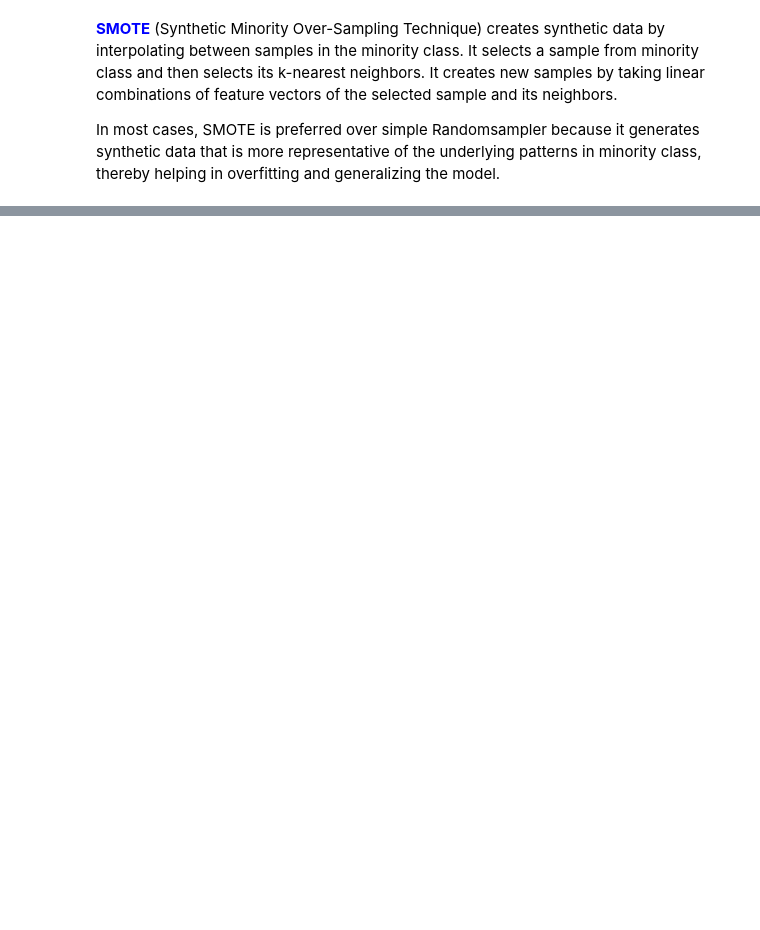
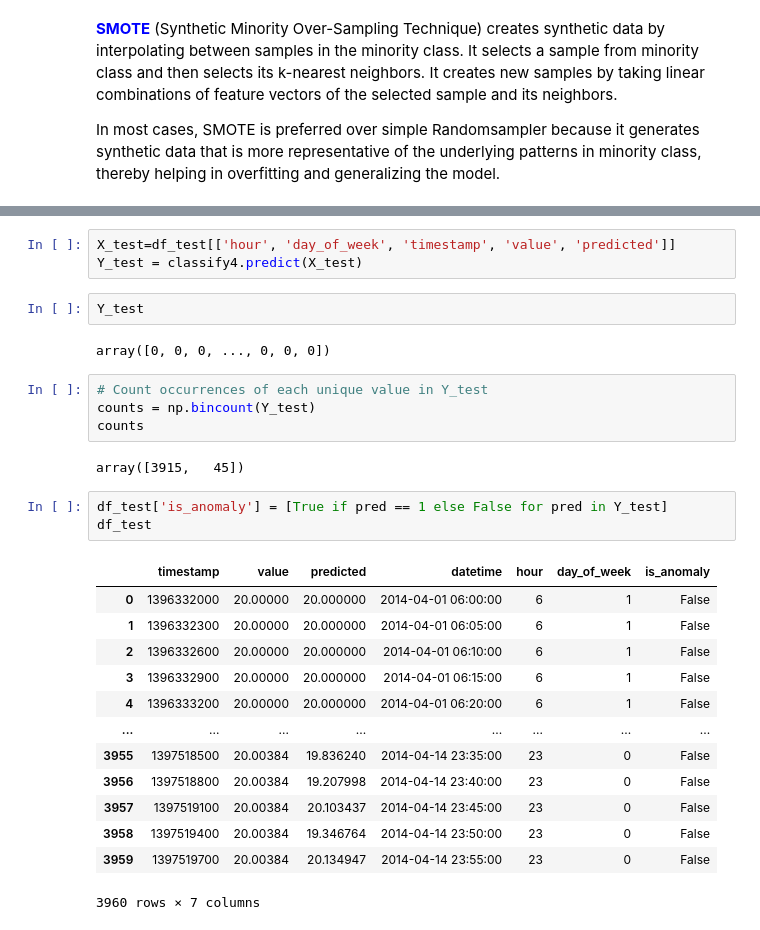
Before and after one commit to Rajscript/Anomaly-Detection-Splash, a Jupyter notebook: Anomaly_detection.ipynb, the cells around one changed output, grey strips where cells are left out. Saved outputs shown, nothing was run; the diff lists cells and outputs as text; blank space fills up the shorter version.

```diff
--- a/Anomaly_detection.ipynb
+++ b/Anomaly_detection.ipynb
@@ -599,0 +646,30 @@ array([[  61,   19],
+# %%
+X_test=df_test[['hour', 'day_of_week', 'timestamp', 'value', 'predicted']]
+Y_test = classify4.predict(X_test)
+# %%
+Y_test
+# %% [output]
+array([0, 0, 0, ..., 0, 0, 0])
+# %%
+# Count occurrences of each unique value in Y_test
+counts = np.bincount(Y_test)
+counts
+# %% [output]
+array([3915,   45])
+# %%
+df_test['is_anomaly'] = [True if pred == 1 else False for pred in Y_test]
+df_test
+# %% [output]
+|  | timestamp | value | predicted | datetime | hour | day_of_week | is_anomaly |
+| 0 | 1396332000 | 20.00000 | 20.000000 | 2014-04-01 06:00:00 | 6 | 1 | False |
+| 1 | 1396332300 | 20.00000 | 20.000000 | 2014-04-01 06:05:00 | 6 | 1 | False |
+| 2 | 1396332600 | 20.00000 | 20.000000 | 2014-04-01 06:10:00 | 6 | 1 | False |
+| 3 | 1396332900 | 20.00000 | 20.000000 | 2014-04-01 06:15:00 | 6 | 1 | False |
+| 4 | 1396333200 | 20.00000 | 20.000000 | 2014-04-01 06:20:00 | 6 | 1 | False |
+| ... | ... | ... | ... | ... | ... | ... | ... |
+| 3955 | 1397518500 | 20.00384 | 19.836240 | 2014-04-14 23:35:00 | 23 | 0 | False |
+| 3956 | 1397518800 | 20.00384 | 19.207998 | 2014-04-14 23:40:00 | 23 | 0 | False |
+| 3957 | 1397519100 | 20.00384 | 20.103437 | 2014-04-14 23:45:00 | 23 | 0 | False |
+| 3958 | 1397519400 | 20.00384 | 19.346764 | 2014-04-14 23:50:00 | 23 | 0 | False |
+| 3959 | 1397519700 | 20.00384 | 20.134947 | 2014-04-14 23:55:00 | 23 | 0 | False |
+3960 rows × 7 columns
```
Also changed, not shown: parts of 28 cells of this notebook.
